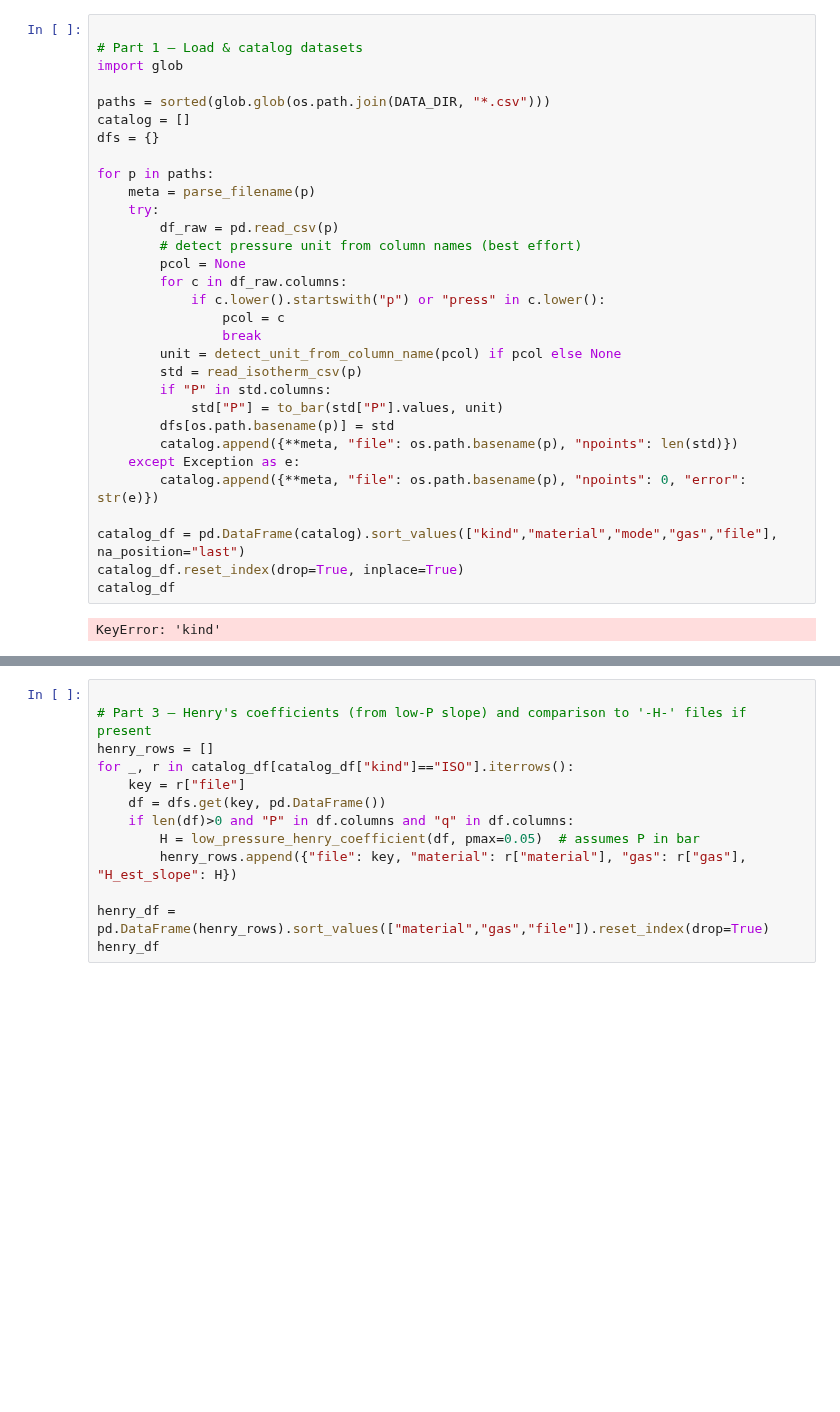
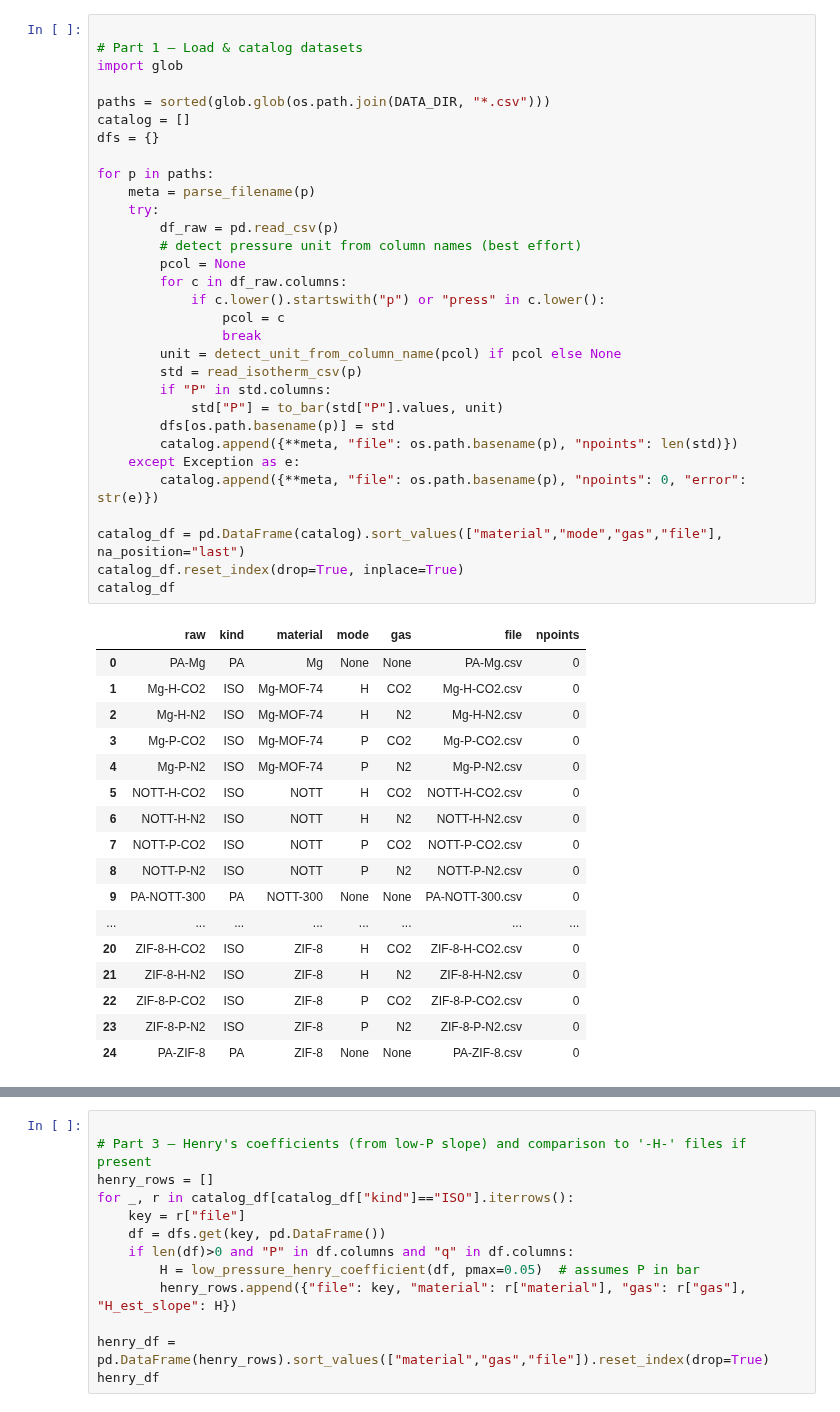
Before and after one commit to Noah-Paga/ModLab, a Jupyter notebook: project 2/CSV/IAST_project_notebook.ipynb, the cells around one changed output, grey strips where cells are left out. Cells and saved outputs as stored; diff of their text form; blank space fills up the shorter version.

```diff
--- a/project 2/CSV/IAST_project_notebook.ipynb
+++ b/project 2/CSV/IAST_project_notebook.ipynb
@@ -273,33 +223,49 @@ def to_bar(P: np.ndarray, unit: Optional[str]) -> np.ndarray:
 
 # Part 1 — Load & catalog datasets
 import glob
 
 paths = sorted(glob.glob(os.path.join(DATA_DIR, "*.csv")))
 catalog = []
 dfs = {}
 
 for p in paths:
     meta = parse_filename(p)
     try:
         df_raw = pd.read_csv(p)
         # detect pressure unit from column names (best effort)
         pcol = None
         for c in df_raw.columns:
             if c.lower().startswith("p") or "press" in c.lower():
                 pcol = c
                 break
         unit = detect_unit_from_column_name(pcol) if pcol else None
         std = read_isotherm_csv(p)
         if "P" in std.columns:
             std["P"] = to_bar(std["P"].values, unit)
         dfs[os.path.basename(p)] = std
         catalog.append({**meta, "file": os.path.basename(p), "npoints": len(std)})
     except Exception as e:
         catalog.append({**meta, "file": os.path.basename(p), "npoints": 0, "error": str(e)})
 
-catalog_df = pd.DataFrame(catalog).sort_values(["kind","material","mode","gas","file"], na_position="last")
+catalog_df = pd.DataFrame(catalog).sort_values(["material","mode","gas","file"], na_position="last")
 catalog_df.reset_index(drop=True, inplace=True)
 catalog_df
 # %% [output]
-KeyError: 'kind'
+|  | raw | kind | material | mode | gas | file | npoints |
+| 0 | PA-Mg | PA | Mg | None | None | PA-Mg.csv | 0 |
+| 1 | Mg-H-CO2 | ISO | Mg-MOF-74 | H | CO2 | Mg-H-CO2.csv | 0 |
+| 2 | Mg-H-N2 | ISO | Mg-MOF-74 | H | N2 | Mg-H-N2.csv | 0 |
+| 3 | Mg-P-CO2 | ISO | Mg-MOF-74 | P | CO2 | Mg-P-CO2.csv | 0 |
+| 4 | Mg-P-N2 | ISO | Mg-MOF-74 | P | N2 | Mg-P-N2.csv | 0 |
+| 5 | NOTT-H-CO2 | ISO | NOTT | H | CO2 | NOTT-H-CO2.csv | 0 |
+| 6 | NOTT-H-N2 | ISO | NOTT | H | N2 | NOTT-H-N2.csv | 0 |
+| 7 | NOTT-P-CO2 | ISO | NOTT | P | CO2 | NOTT-P-CO2.csv | 0 |
+| 8 | NOTT-P-N2 | ISO | NOTT | P | N2 | NOTT-P-N2.csv | 0 |
+| 9 | PA-NOTT-300 | PA | NOTT-300 | None | None | PA-NOTT-300.csv | 0 |
+| ... | ... | ... | ... | ... | ... | ... | ... |
+| 20 | ZIF-8-H-CO2 | ISO | ZIF-8 | H | CO2 | ZIF-8-H-CO2.csv | 0 |
+| 21 | ZIF-8-H-N2 | ISO | ZIF-8 | H | N2 | ZIF-8-H-N2.csv | 0 |
+| 22 | ZIF-8-P-CO2 | ISO | ZIF-8 | P | CO2 | ZIF-8-P-CO2.csv | 0 |
+| 23 | ZIF-8-P-N2 | ISO | ZIF-8 | P | N2 | ZIF-8-P-N2.csv | 0 |
+| 24 | PA-ZIF-8 | PA | ZIF-8 | None | None | PA-ZIF-8.csv | 0 |
 # %%
```
Also changed, not shown: parts of 10 cells of this notebook.
